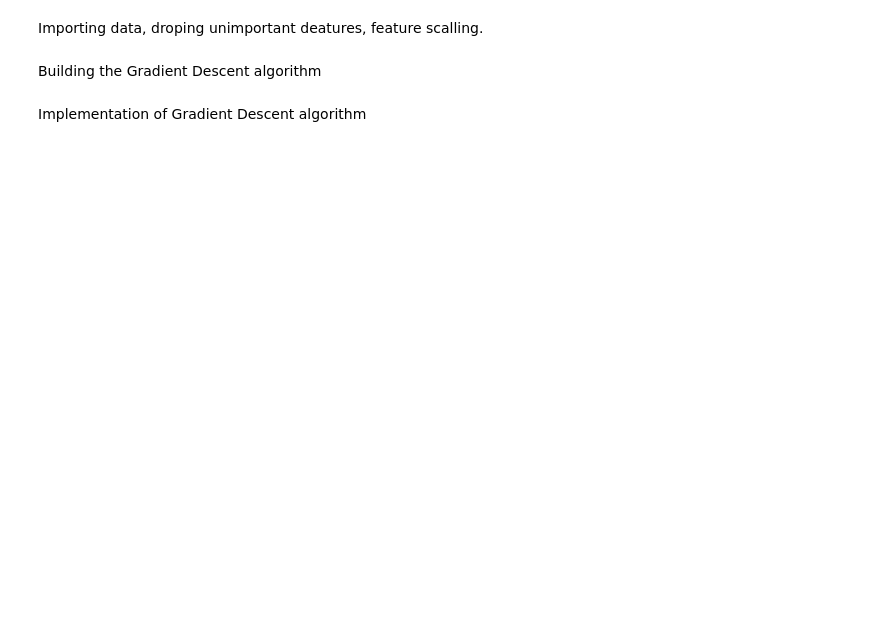
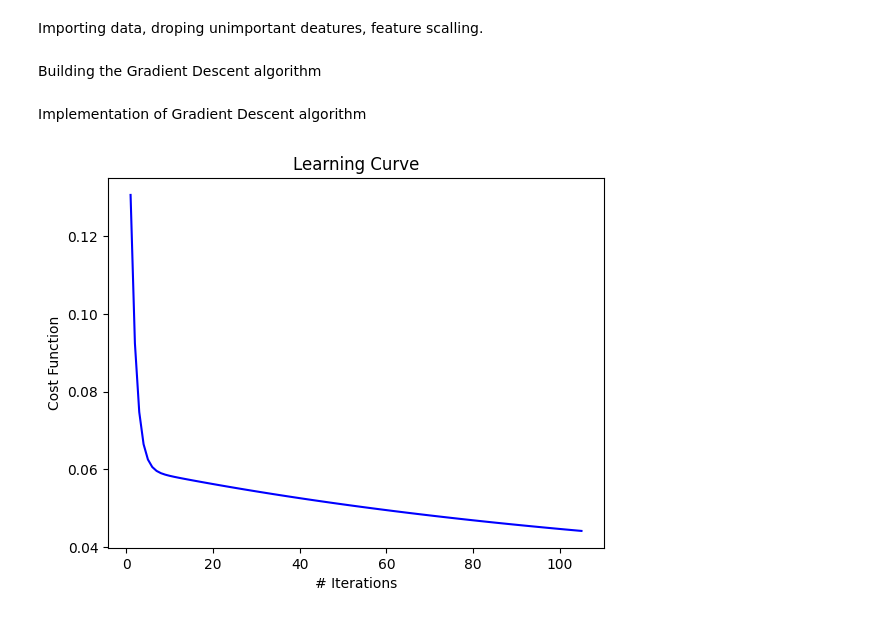
Before and after one commit to Akhilesh456/AI-ML-Adventures, a Jupyter notebook: MultipleLinearRegression/MultipleLinearRegression.ipynb, the cells around one changed output. Drawn from its saved outputs; the diff is of its cells as text; code cells hidden in the pictures; blank space fills up the shorter version.

```diff
--- a/MultipleLinearRegression/MultipleLinearRegression.ipynb
+++ b/MultipleLinearRegression/MultipleLinearRegression.ipynb
@@ -6,7 +6,7 @@ import matplotlib.pyplot as plt
 Importing data, droping unimportant deatures, feature scalling.
 # %%
 train_data = pd.read_csv("kc_house_data.csv")
-Y_train = train_data['price'].to_numpy()
+Y_train = train_data['price'].to_numpy()/1000000
 # droping the unnecessarry features
 train_data = train_data.drop(['id', 'date', 'zipcode', 'lat', 'long', 'price'], axis=1)
 rows = len(train_data.axes[0])
@@ -40,7 +40,7 @@ def cost_function(X, Y, w, b):
     for i in range(m):
         f_wb = np.dot(w, X[i]) + b
         s += (f_wb - Y[i])**2
-    cost = s/2*m
+    cost = s/(2*m)
 
     return cost
 
@@ -94,13 +94,12 @@ def GD_algorithm(X, Y, alpha):
         b = b - alpha*dj_db
         curr_J = cost_function(X, Y, w, b)
 
-        if(prev_J-curr_J < 1000000):
-            J_history.append(curr_J)
-        print(f"J: {curr_J}")
+        J_history.append(curr_J)
+        # print(f"J: {curr_J}")
         if(curr_J > prev_J):
             print(f"The value of alpha: {alpha} is too large, try a smaller value.")
             break
-        if(prev_J-curr_J < 1000):
+        if(prev_J-curr_J < 0.0001):
             return w, b, J_history, iterations
 
         prev_J = curr_J
@@ -126,16 +125,18 @@ def predict(X, w, b):
 # %% [markdown]
 Implementation of Gradient Descent algorithm
 # %%
-alpha = 0.5
+alpha = 0.1
 w, b, J_history, iterations = GD_algorithm(X_train, Y_train, alpha)
 
 # Plotting Learning Curve
 s = len(J_history)
 indices = []
 for i in range(1, s+1):
     indices.append(i+iterations-s)
 plt.plot(indices, J_history, c='b')
 plt.xlabel("# Iterations")
 plt.ylabel("Cost Function")
 plt.title("Learning Curve")
 plt.show()
+# %% [output]
+[figure, added]
```
Also changed, not shown: parts of 3 cells of this notebook.
